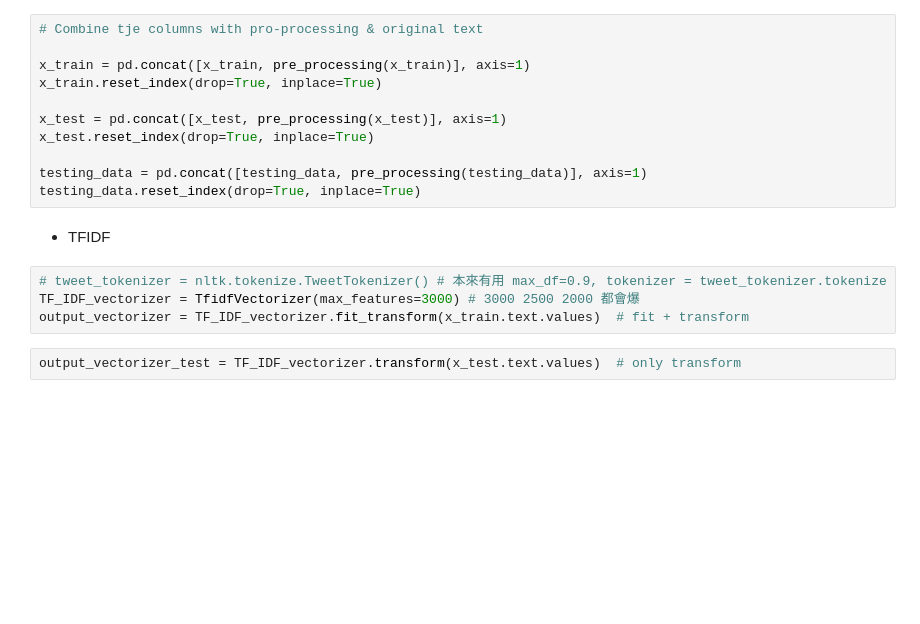
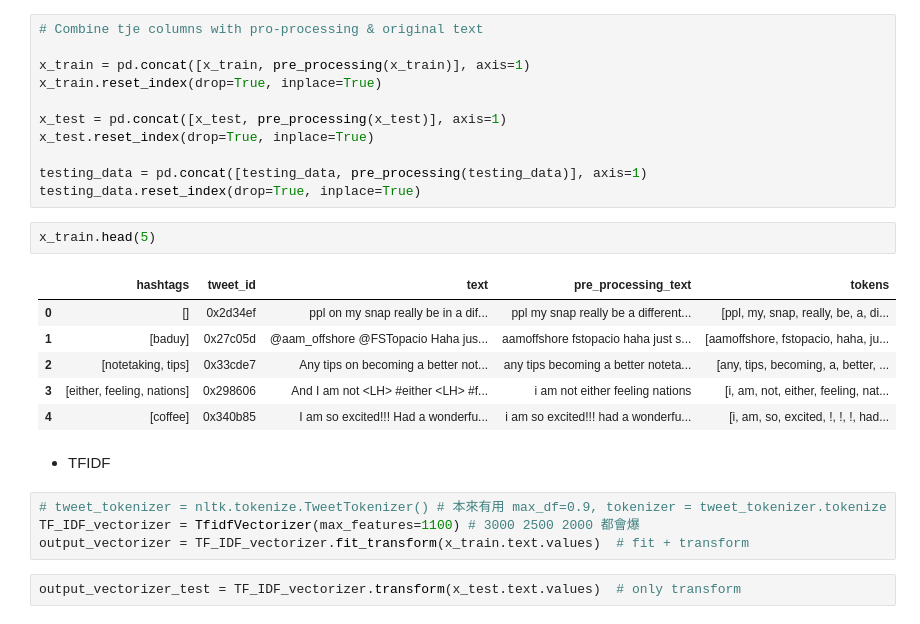
Before and after one commit to BORYA-dev/DM2024-Lab2-Homework, a Jupyter notebook: DM2024-Lab2-Homework.ipynb, the cells around one changed output. Saved outputs shown, nothing was run; the diff lists cells and outputs as text; blank space fills up the shorter version.

```diff
--- a/DM2024-Lab2-Homework.ipynb
+++ b/DM2024-Lab2-Homework.ipynb
@@ -253,11 +255,20 @@ x_test.reset_index(drop=True, inplace=True)
 
 testing_data = pd.concat([testing_data, pre_processing(testing_data)], axis=1)
 testing_data.reset_index(drop=True, inplace=True)
+# %%
+x_train.head(5)
+# %% [output]
+|  | hashtags | tweet_id | text | pre_processing_text | tokens |
+| 0 | [] | 0x2d34ef | ppl on my snap really be in a dif... | ppl my snap really be a different... | [ppl, my, snap, really, be, a, di... |
+| 1 | [baduy] | 0x27c05d | @aam_offshore @FSTopacio Haha jus... | aamoffshore fstopacio haha just s... | [aamoffshore, fstopacio, haha, ju... |
+| 2 | [notetaking, tips] | 0x33cde7 | Any tips on becoming a better not... | any tips becoming a better noteta... | [any, tips, becoming, a, better, ... |
+| 3 | [either, feeling, nations] | 0x298606 | And I am not <LH> #either <LH> #f... | i am not either feeling nations | [i, am, not, either, feeling, nat... |
+| 4 | [coffee] | 0x340b85 | I am so excited!!! Had a wonderfu... | i am so excited!!! had a wonderfu... | [i, am, so, excited, !, !, !, had... |
 # %% [markdown]
 - TFIDF
 # %%
 # tweet_tokenizer = nltk.tokenize.TweetTokenizer() # 本來有用 max_df=0.9, tokenizer = tweet_tokenizer.tokenize
-TF_IDF_vectorizer = TfidfVectorizer(max_features=3000) # 3000 2500 2000 都會爆
+TF_IDF_vectorizer = TfidfVectorizer(max_features=1100) # 3000 2500 2000 都會爆
 output_vectorizer = TF_IDF_vectorizer.fit_transform(x_train.text.values)  # fit + transform
 # %%
 output_vectorizer_test = TF_IDF_vectorizer.transform(x_test.text.values)  # only transform
```
Also changed, not shown: parts of 6 cells of this notebook.
